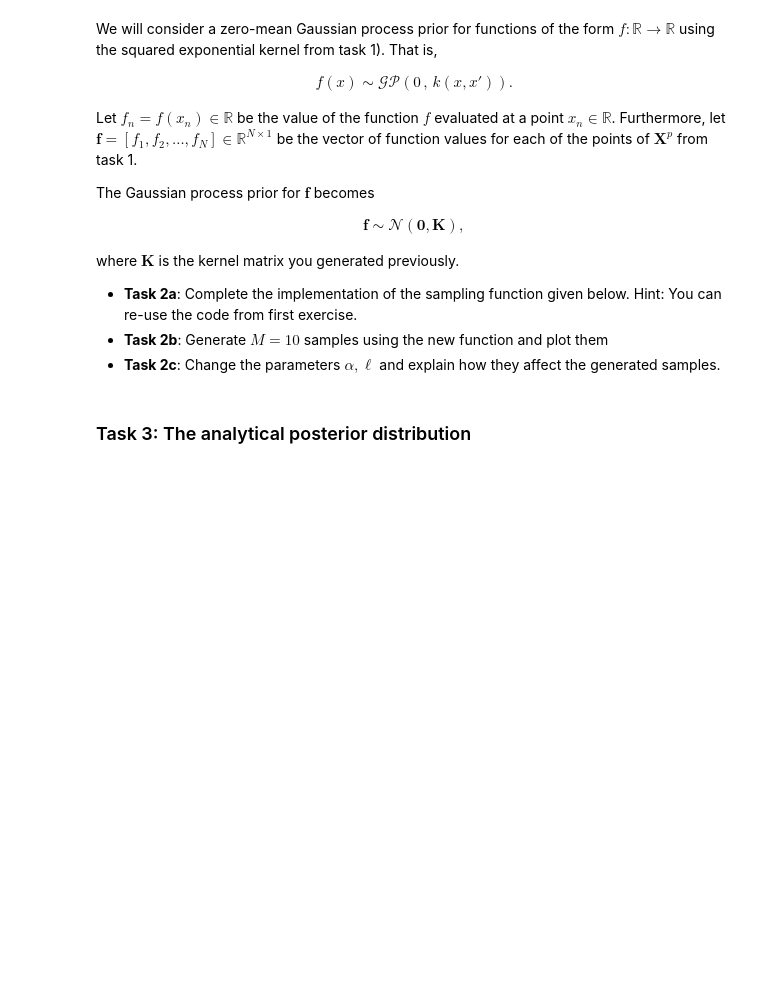
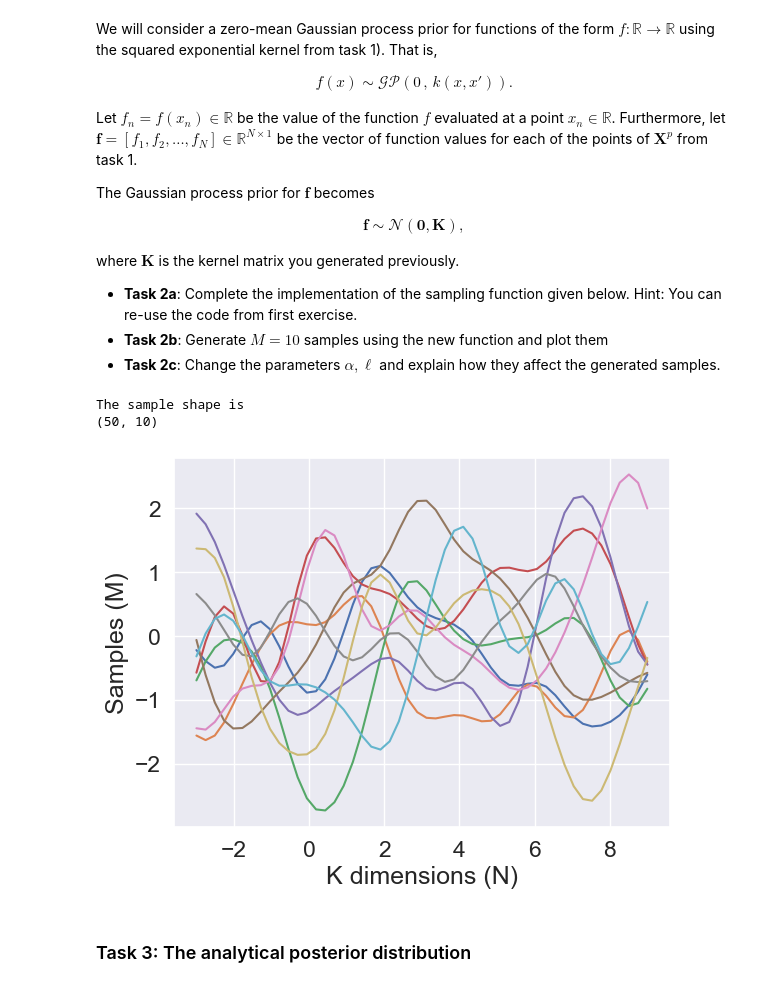
Before and after one commit to dave1b/TSM_BayMachLe, a Jupyter notebook: 07_week/Exercises_week7_GP.ipynb, the cells around one changed output. Cells and saved outputs as stored; diff of their text form; code cells hidden in the pictures; blank space fills up the shorter version.

```diff
--- a/07_week/Exercises_week7_GP.ipynb
+++ b/07_week/Exercises_week7_GP.ipynb
@@ -106,6 +129,31 @@ def generate_samples(mean, K, M):
     ###############################################
     # ------- insert code here -------------------
     ###############################################
+# %%
+# Task 2b
+
+# Number of samples
+M = 10
+# The mean vector
+mean = np.zeros(M)
+
+Kpp = create_se_kernel(Xp, Xp, alpha=1, scale=1)
+samples = generate_samples(mean, Kpp, M)
+
+print("The sample shape is")
+print(samples.shape)
+
+plt.plot(Xp, samples)
+
+# Plotting the samples
+plt.ylabel('Samples (M)')
+plt.xlabel('K dimensions (N)')
+# Show the plot
+plt.show()
+# %% [output]
+The sample shape is
+(50, 10)
+[figure, added]
 # %% [markdown]
 ### Task 3: The analytical posterior distribution
 # %% [markdown]
```
Also changed, not shown: parts of 4 cells of this notebook, 3 other files.
